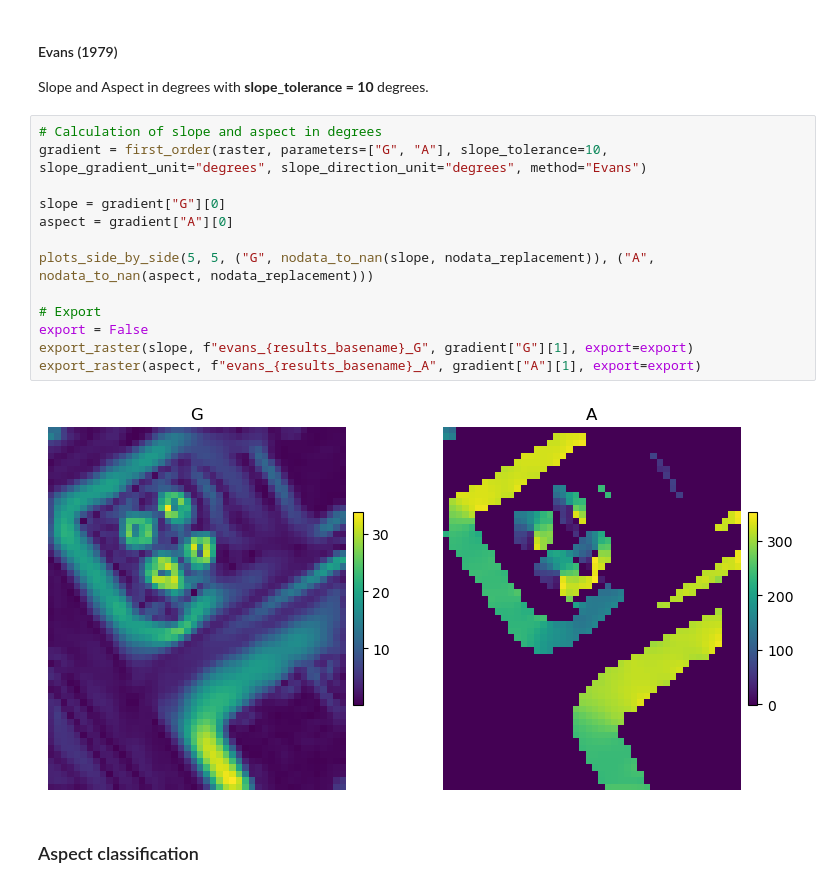
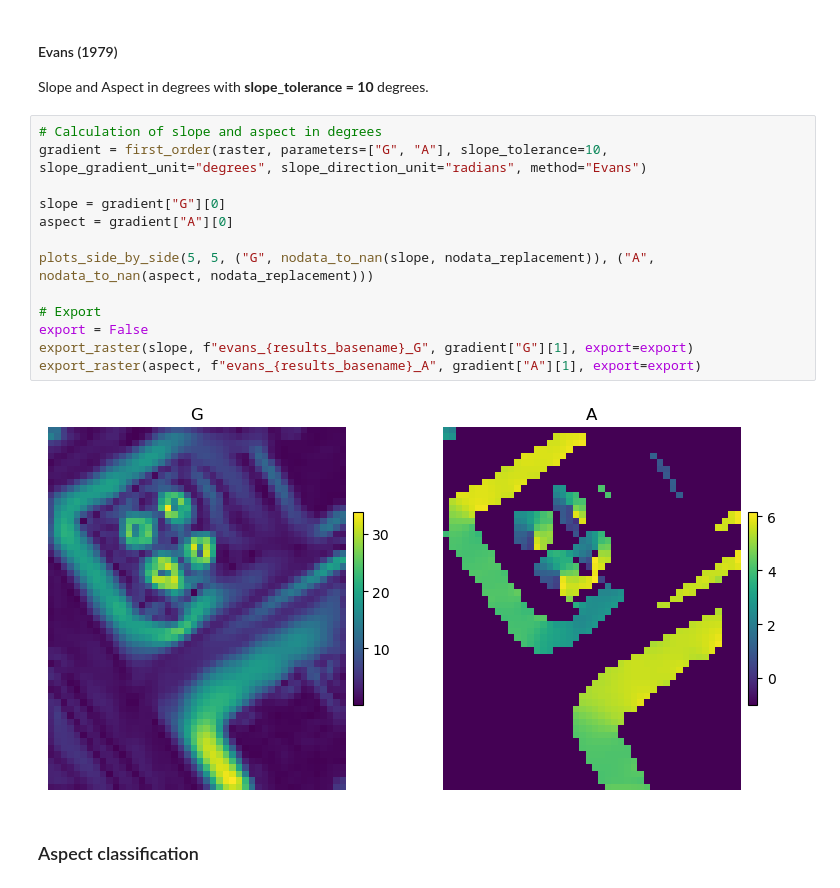
Before and after one commit to GispoCoding/eis_toolkit, a Jupyter notebook: notebooks/testing_surface_attributes.ipynb, the cells around one changed output. Saved outputs shown, nothing was run; the diff lists cells and outputs as text.

```diff
--- a/notebooks/testing_surface_attributes.ipynb
+++ b/notebooks/testing_surface_attributes.ipynb
@@ -148,19 +148,19 @@ export_raster(aspect, f"young_{results_basename}_A", gradient["A"][1], export=ex
 Slope and Aspect in degrees with **slope_tolerance = 10** degrees.
 # %%
 # Calculation of slope and aspect in degrees
-gradient = first_order(raster, parameters=["G", "A"], slope_tolerance=10, slope_gradient_unit="degrees", slope_direction_unit="degrees", method="Evans")
+gradient = first_order(raster, parameters=["G", "A"], slope_tolerance=10, slope_gradient_unit="degrees", slope_direction_unit="radians", method="Evans")
 
 slope = gradient["G"][0]
 aspect = gradient["A"][0]
 
 plots_side_by_side(5, 5, ("G", nodata_to_nan(slope, nodata_replacement)), ("A", nodata_to_nan(aspect, nodata_replacement)))
 
 # Export
 export = False
 export_raster(slope, f"evans_{results_basename}_G", gradient["G"][1], export=export)
 export_raster(aspect, f"evans_{results_basename}_A", gradient["A"][1], export=export)
 # %% [output]
-[figure, old version]
+[figure, new version]
 # %% [markdown]
 ### Aspect classification
 # %%
```
Also changed, not shown: parts of 2 cells of this notebook, 3 other files.
